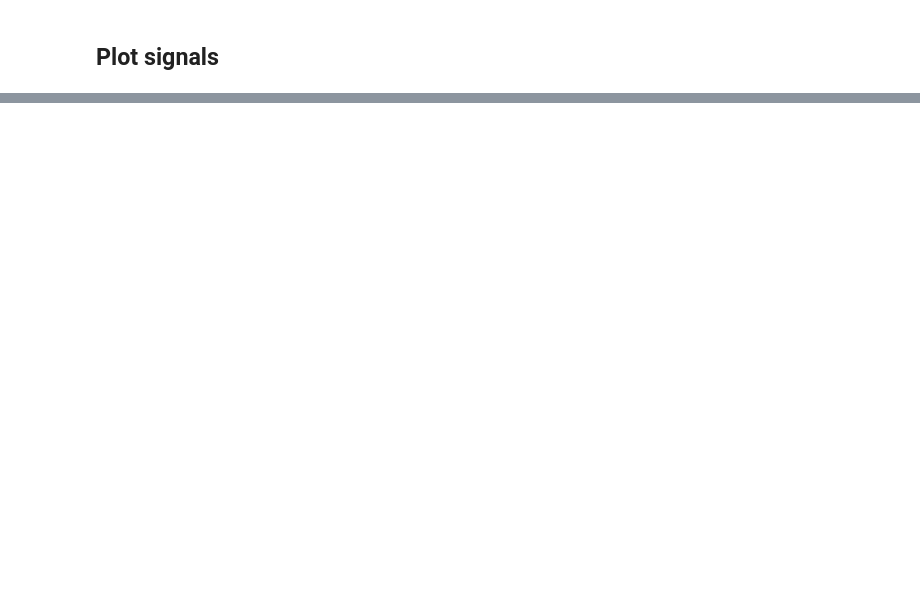
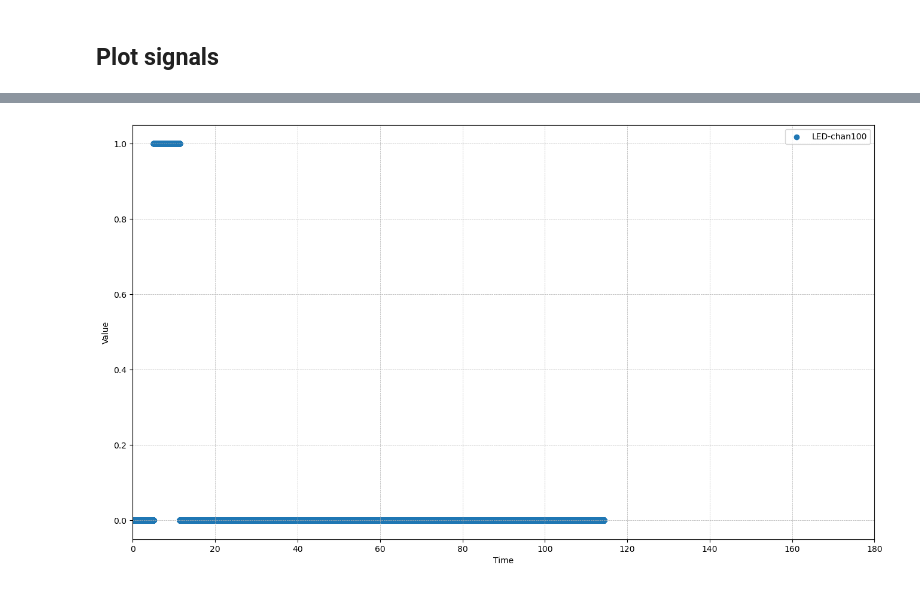
Before and after one commit to CMOE-TUDelft/SkyBoxAnalysis, a Jupyter notebook: python/scripts/plotWP.ipynb, the cells around one changed output, grey strips where cells are left out. Saved outputs shown, nothing was run; the diff lists cells and outputs as text; code cells hidden in the pictures; blank space fills up the shorter version.

```diff
--- a/python/scripts/plotWP.ipynb
+++ b/python/scripts/plotWP.ipynb
@@ -112,0 +136,14 @@ plt.show()
+# %%
+# Plot
+plt.figure(figsize=(16,9))
+plt.scatter(ds['Time'], ds['LED-chan100'], linestyle='-', label="LED-chan100")
+plt.xlabel("Time")
+plt.ylabel("Value")
+# plt.yticks(range(0,150,2))
+plt.xlim(xmin, xmax)
+# plt.ylim(ymin, ymax)
+plt.grid(True, which='both', linestyle='--', linewidth=0.5)
+plt.legend()
+plt.show()
+# %% [output]
+[figure, added]
```
Also changed, not shown: parts of 8 cells of this notebook, 2 other files.
